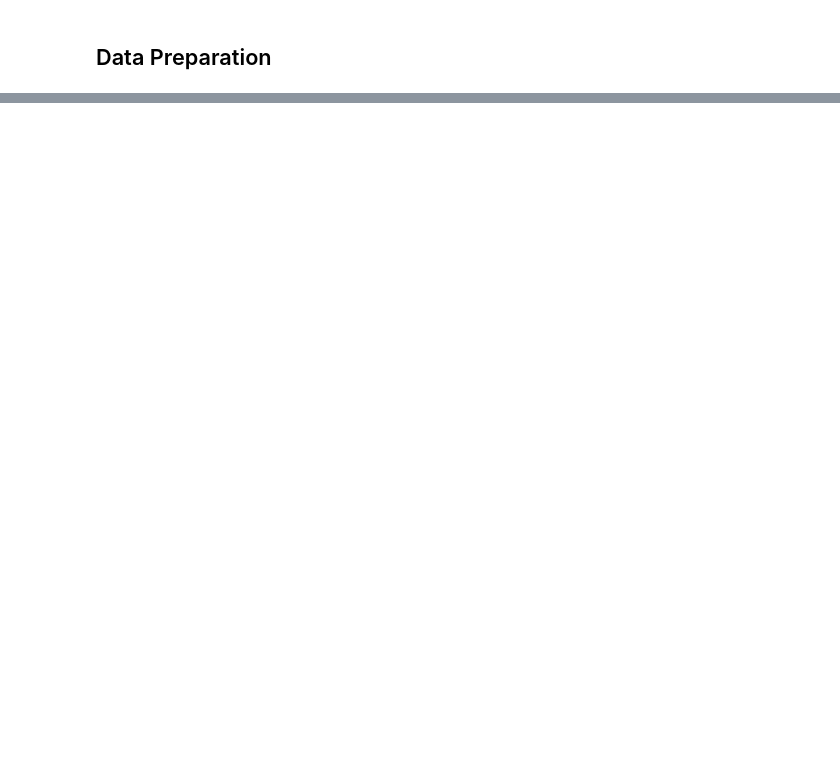
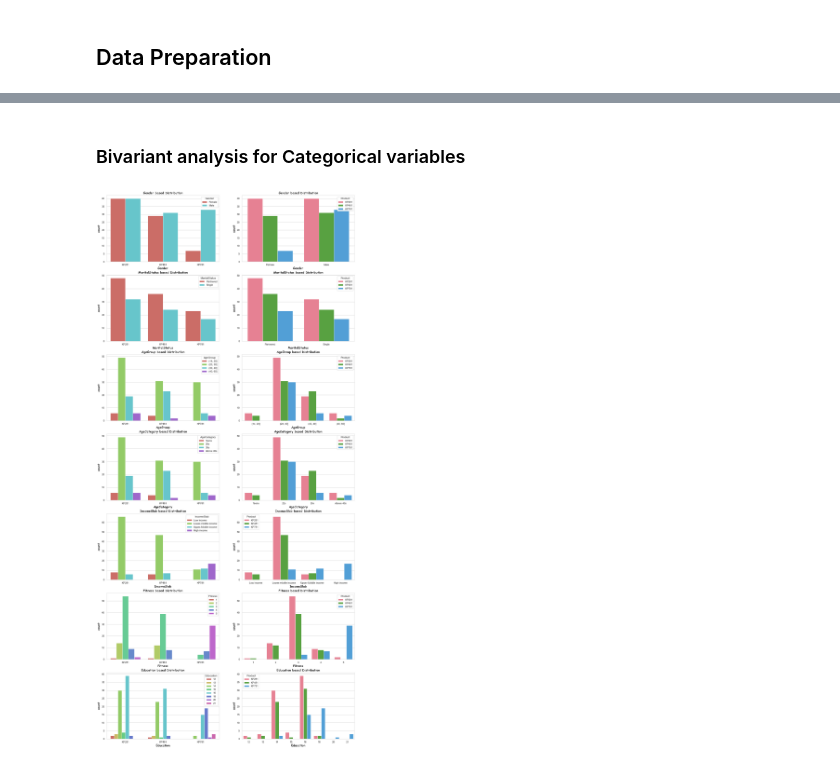
Before and after one commit to Akshat-MS/DataScience-CaseStudies, a Jupyter notebook: Aerofit/Aerofit - Descriptive Statistics & Probability.ipynb, the cells around one changed output, grey strips where cells are left out. Drawn from its saved outputs; the diff is of its cells as text; code cells hidden in the pictures; blank space fills up the shorter version.

```diff
--- a/Aerofit/Aerofit - Descriptive Statistics & Probability.ipynb
+++ b/Aerofit/Aerofit - Descriptive Statistics & Probability.ipynb
@@ -215,0 +470,7 @@ aerofit_data.describe()
+# %% [markdown]
+### Bivariant analysis for Categorical variables
+# %%
+col_names = ['Gender', 'MaritalStatus', 'AgeGroup', 'AgeCategory','IncomeSlab','Fitness','Education']
+cat_bi_analysis(aerofit_data,col_names,'Product',7,2,20,45)
+# %% [output]
+[figure, added]
```
Also changed, not shown: parts of 92 cells of this notebook, 2 other files.
